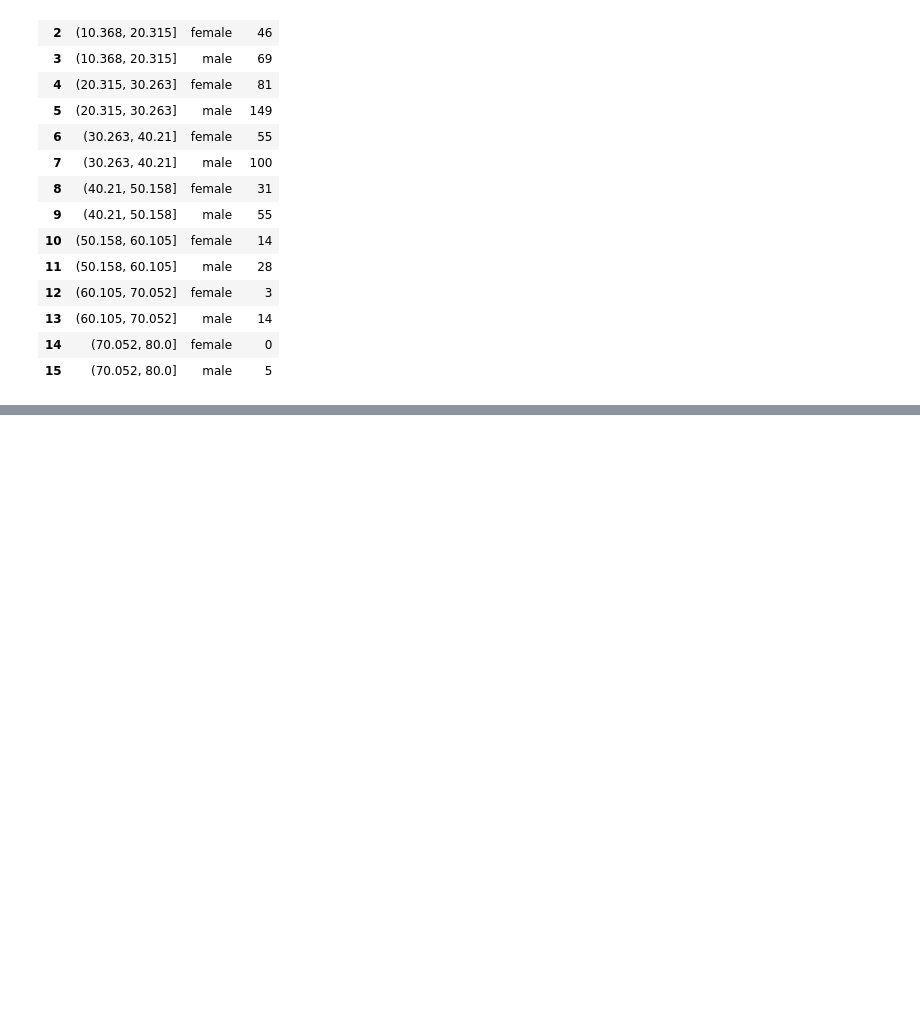
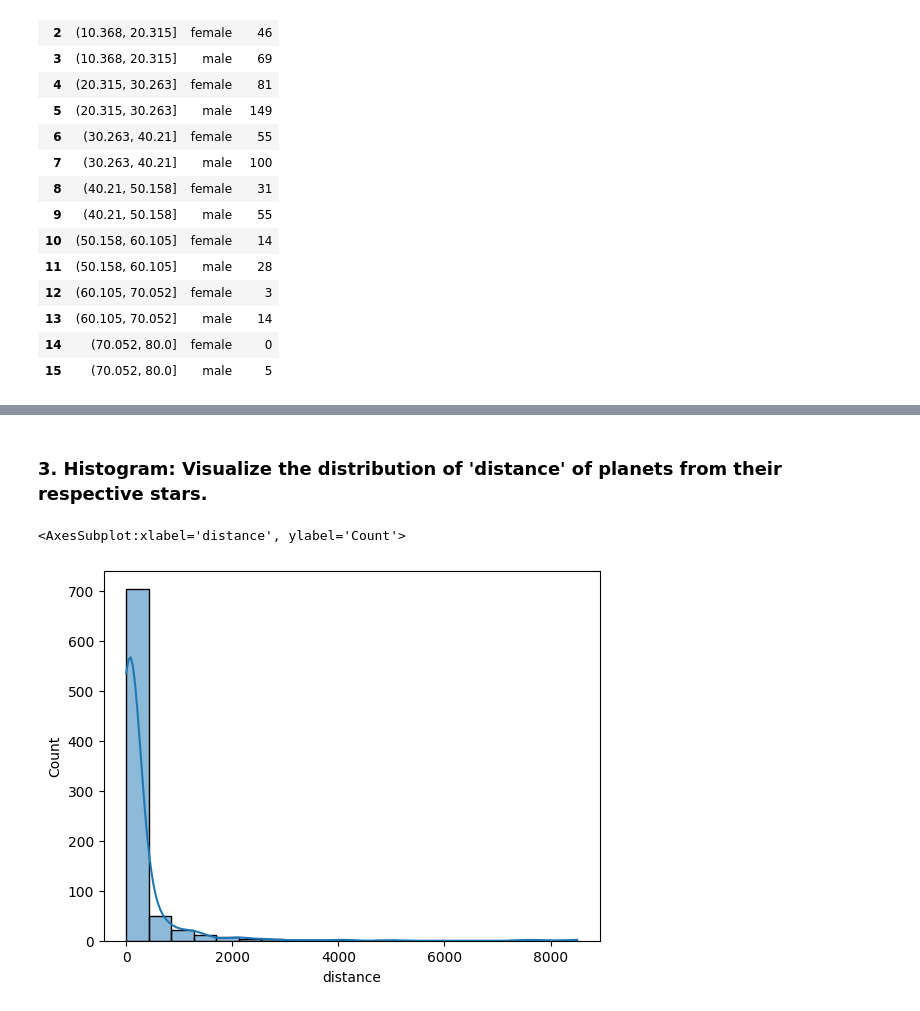
Before and after one commit to anuj-kumar-30/ML_pw, a Jupyter notebook: M20_lib_assignments.ipynb, the cells around one changed output, grey strips where cells are left out. Drawn from its saved outputs; the diff is of its cells as text; code cells hidden in the pictures; blank space fills up the shorter version.

```diff
--- a/M20_lib_assignments.ipynb
+++ b/M20_lib_assignments.ipynb
@@ -244,0 +393,7 @@ df.groupby(['age_group', 'sex'],as_index=False).size()
+# %% [markdown]
+### 3. Histogram: Visualize the distribution of 'distance' of planets from their respective stars.
+# %%
+sns.histplot(data=df, x='distance', bins=20, kde=True)
+# %% [output]
+<AxesSubplot:xlabel='distance', ylabel='Count'>
+[figure, added]
```
Also changed, not shown: parts of 28 cells of this notebook, 2 other files.
